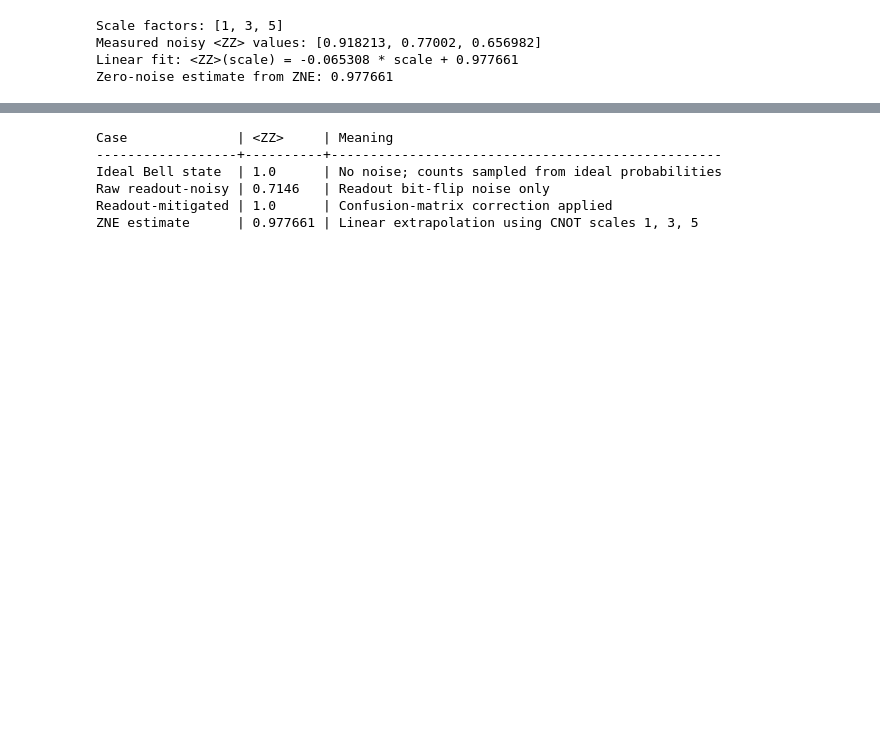
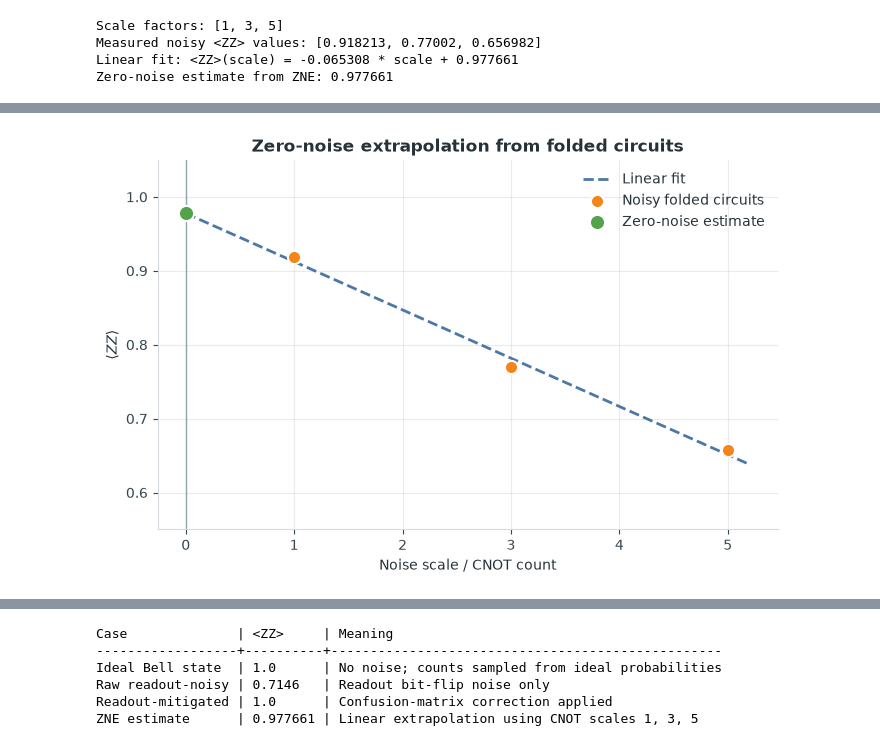
Before and after one commit to TSS99/Error_Mitegation, a Jupyter notebook: pyquil_error_mitigation_july_1_to_5.executed.ipynb, the cells around one changed output, grey strips where cells are left out. Saved outputs shown, nothing was run; the diff lists cells and outputs as text; code cells hidden in the pictures; blank space fills up the shorter version.

```diff
--- a/pyquil_error_mitigation_july_1_to_5.executed.ipynb
+++ b/pyquil_error_mitigation_july_1_to_5.executed.ipynb
@@ -257,3 +389,22 @@ Zero-noise estimate from ZNE: 0.977661
+# %%
+fit_x = np.linspace(0, 5.2, 100)
+fit_y = slope * fit_x + intercept
+
+fig, ax = plt.subplots(figsize=(8, 4.8))
+ax.plot(fit_x, fit_y, linestyle="--", color="#4C78A8", linewidth=2, label="Linear fit")
+ax.scatter(scale_factors, zne_values, s=90, color="#F58518", edgecolor="white", linewidth=1.5, label="Noisy folded circuits", zorder=3)
+ax.scatter([0], [zne_estimate], s=120, color="#54A24B", edgecolor="white", linewidth=1.5, label="Zero-noise estimate", zorder=4)
+ax.axvline(0, color="#90A4AE", linewidth=1)
+ax.set_xlabel("Noise scale / CNOT count")
+ax.set_ylabel(r"$\langle ZZ \rangle$")
+ax.set_title("Zero-noise extrapolation from folded circuits", weight="bold")
+ax.set_ylim(0.55, 1.05)
+ax.legend(frameon=False)
+ax.spines[["top", "right"]].set_visible(False)
+ax.grid(alpha=0.25)
+plt.show()
+# %% [output]
+[figure, added]
 # %% [markdown]
 ## Cell 8: Final Comparison Table
 
```
Also changed, not shown: parts of 20 cells of this notebook, 1 other file.
